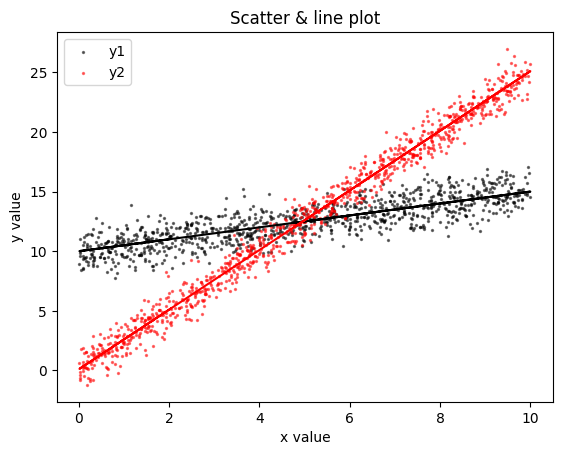
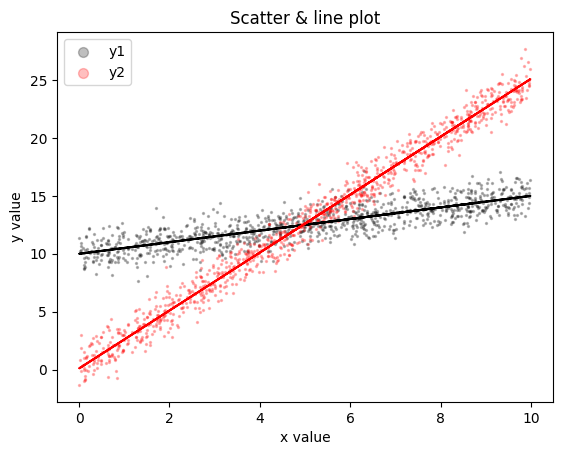
Unified diff of the notebook cell whose output changed from the first chart to the second:
--- before
+++ after
@@ -1,5 +1,5 @@
 plt.title('Scatter & line plot')
-plt.scatter(x, y1, label='y1', color='black', s=2, alpha=0.5)
-plt.scatter(x, y2, label='y2', color='red', s=2, alpha=0.5)
+plt.scatter(x, y1, label='y1', color='black', s=2, alpha=0.25)
+plt.scatter(x, y2, label='y2', color='red', s=2, alpha=0.25)
 
 plt.plot(x, y1_linear, color='black')
@@ -8,4 +8,4 @@
 plt.xlabel('x value')
 plt.ylabel('y value')
-plt.legend()
+plt.legend(markerscale=5)
 plt.show()

Commit: Edits